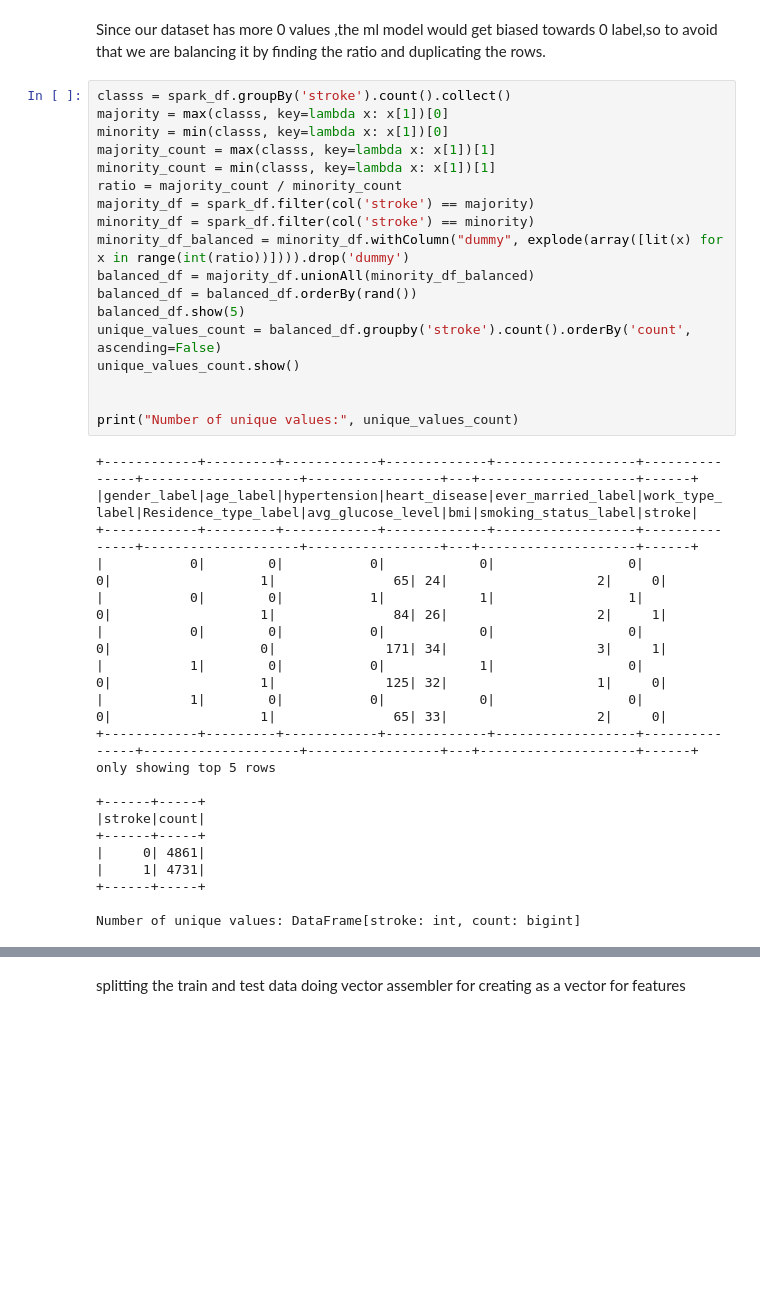
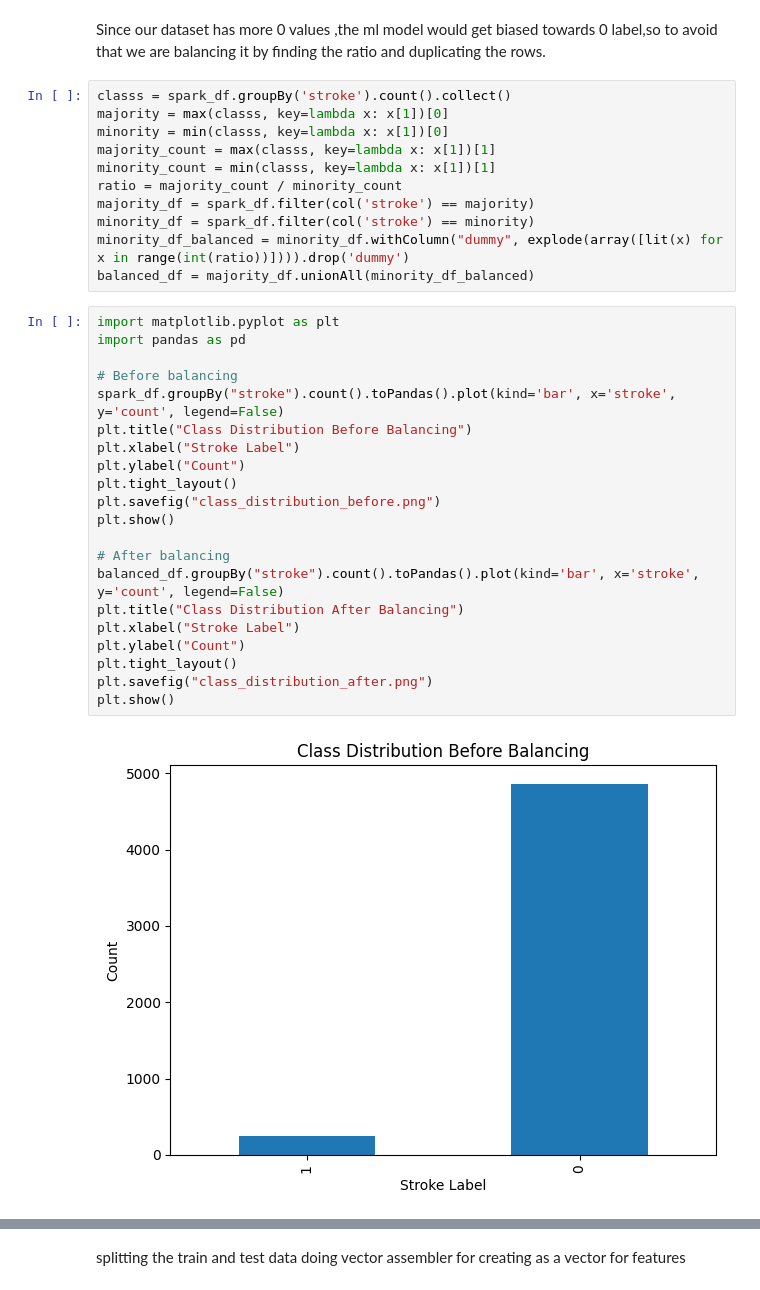
Before and after one commit to RamKishoreKV/-Human-Activity-Recognition-using-Smartphone-Sensor-Data-Pyspark-, a Jupyter notebook: HAR_analysis.ipynb, the cells around one changed output, grey strips where cells are left out. Drawn from its saved outputs; the diff is of its cells as text; blank space fills up the shorter version.

```diff
--- a/HAR_analysis.ipynb
+++ b/HAR_analysis.ipynb
@@ -452,30 +433,26 @@ majority_df = spark_df.filter(col('stroke') == majority)
 minority_df = spark_df.filter(col('stroke') == minority)
 minority_df_balanced = minority_df.withColumn("dummy", explode(array([lit(x) for x in range(int(ratio))]))).drop('dummy')
 balanced_df = majority_df.unionAll(minority_df_balanced)
-balanced_df = balanced_df.orderBy(rand())
-balanced_df.show(5)
-unique_values_count = balanced_df.groupby('stroke').count().orderBy('count', ascending=False)
-unique_values_count.show()
-
-
-print("Number of unique values:", unique_values_count)
-# %% [output]
-+------------+---------+------------+-------------+------------------+---------------+--------------------+-----------------+---+--------------------+------+
-|gender_label|age_label|hypertension|heart_disease|ever_married_label|work_type_label|Residence_type_label|avg_glucose_level|bmi|smoking_status_label|stroke|
-+------------+---------+------------+-------------+------------------+---------------+--------------------+-----------------+---+--------------------+------+
-|           0|        0|           0|            0|                 0|              0|                   1|               65| 24|                   2|     0|
-|           0|        0|           1|            1|                 1|              0|                   1|               84| 26|                   2|     1|
-|           0|        0|           0|            0|                 0|              0|                   0|              171| 34|                   3|     1|
-|           1|        0|           0|            1|                 0|              0|                   1|              125| 32|                   1|     0|
-|           1|        0|           0|            0|                 0|              0|                   1|               65| 33|                   2|     0|
-+------------+---------+------------+-------------+------------------+---------------+--------------------+-----------------+---+--------------------+------+
-only showing top 5 rows
-
-+------+-----+
-|stroke|count|
-+------+-----+
-|     0| 4861|
-|     1| 4731|
-+------+-----+
-
-Number of unique values: DataFrame[stroke: int, count: bigint]
+# %%
+import matplotlib.pyplot as plt
+import pandas as pd
+
+# Before balancing
+spark_df.groupBy("stroke").count().toPandas().plot(kind='bar', x='stroke', y='count', legend=False)
+plt.title("Class Distribution Before Balancing")
+plt.xlabel("Stroke Label")
+plt.ylabel("Count")
+plt.tight_layout()
+plt.savefig("class_distribution_before.png")
+plt.show()
+
+# After balancing
+balanced_df.groupBy("stroke").count().toPandas().plot(kind='bar', x='stroke', y='count', legend=False)
+plt.title("Class Distribution After Balancing")
+plt.xlabel("Stroke Label")
+plt.ylabel("Count")
+plt.tight_layout()
+plt.savefig("class_distribution_after.png")
+plt.show()
+# %% [output]
+[figure, added]
```
Also changed, not shown: parts of 27 cells of this notebook.
